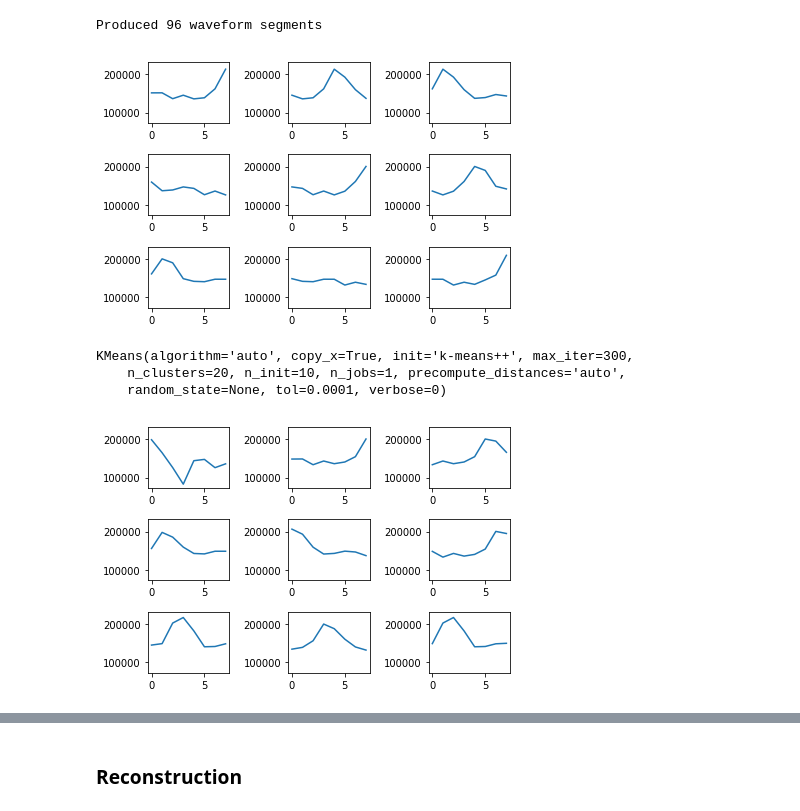
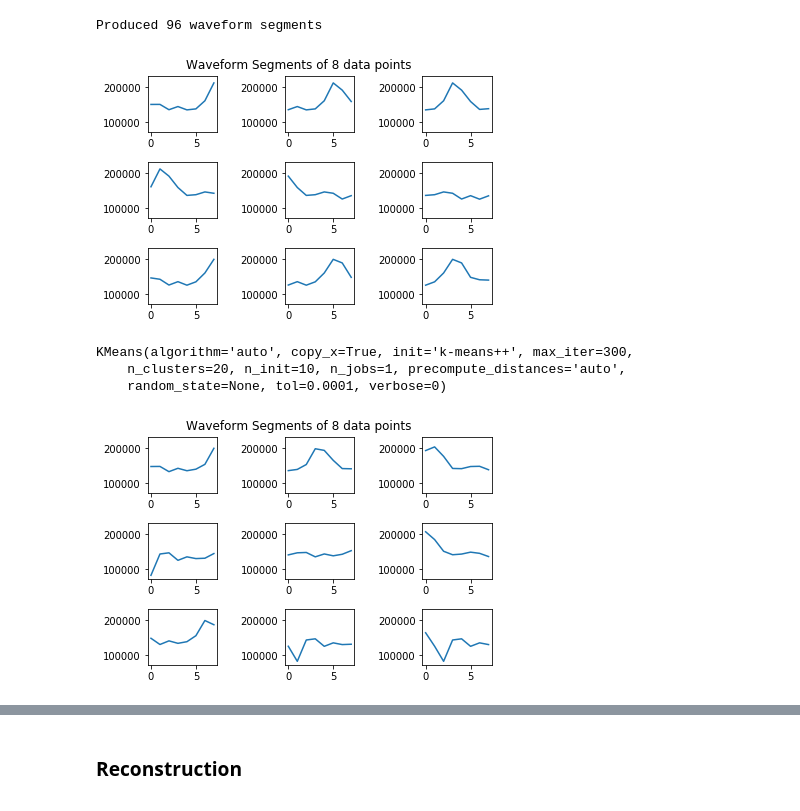
Before and after one commit to jasonfeiwang/Anomaly-Detectors, a Jupyter notebook: src/TS_clustering.ipynb, the cells around one changed output, grey strips where cells are left out. Cells and saved outputs as stored; diff of their text form; code cells hidden in the pictures.

```diff
--- a/src/TS_clustering.ipynb
+++ b/src/TS_clustering.ipynb
@@ -62,13 +63,13 @@ def plot_waves(waves, step):
     for _ in range(n_graph_rows):
         for _ in range(n_graph_cols):
             axes = plt.subplot(n_graph_rows, n_graph_cols, graph_n)
-            #axes.set_ylim([30000, 250000])
             axes.set_ylim([min(df_one_building['Imputed_KWH'])-10000, max(df_one_building['Imputed_KWH'])+10000])
             plt.plot(waves[wave_n])
             graph_n += 1
             wave_n += step
     # fix subplot sizes so that everything fits
-    plt.tight_layout()
+    plt.suptitle('Waveform Segments of 8 data points')
+    plt.tight_layout(pad=2,h_pad=1)
     plt.show()
 # %%
 def reconstruct(data, window, clusterer):
@@ -110,6 +110,6 @@ print("Produced %d waveform segments" % len(segments))
 # %% [output]
 Produced 96 waveform segments
 # %%
-plot_waves(segments, step=3)
+plot_waves(segments, step=2)
 # %% [output]
-[figure, old version]
+[figure, new version]
@@ -137,5 +125,5 @@ KMeans(algorithm='auto', copy_x=True, init='k-means++', max_iter=300,
 # %%
 plot_waves(clusterer.cluster_centers_, step=2)
 # %% [output]
-[figure, old version]
+[figure, new version]
 # %%
```
Also changed, not shown: parts of 14 cells of this notebook.
